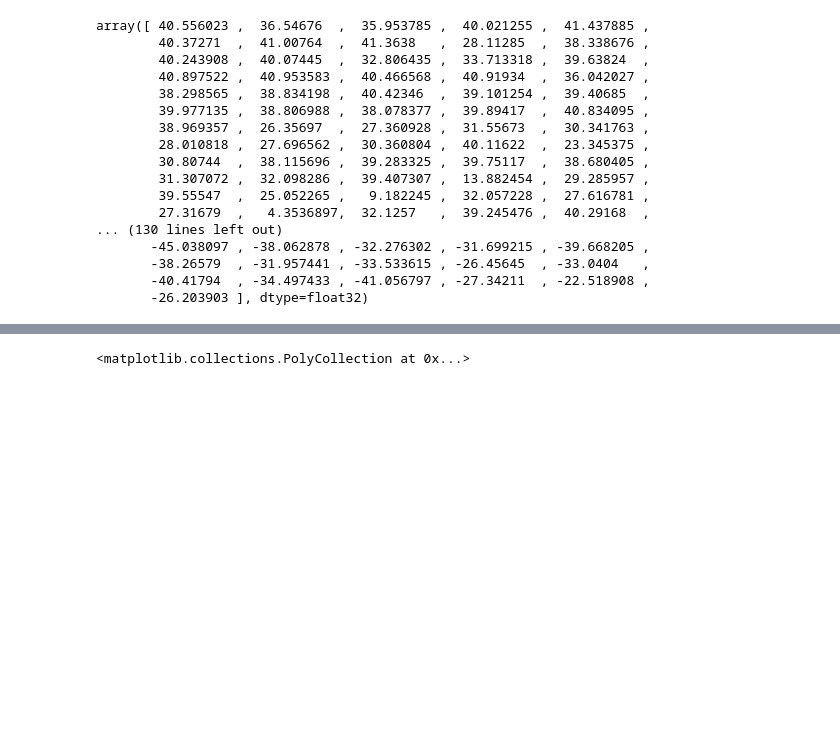
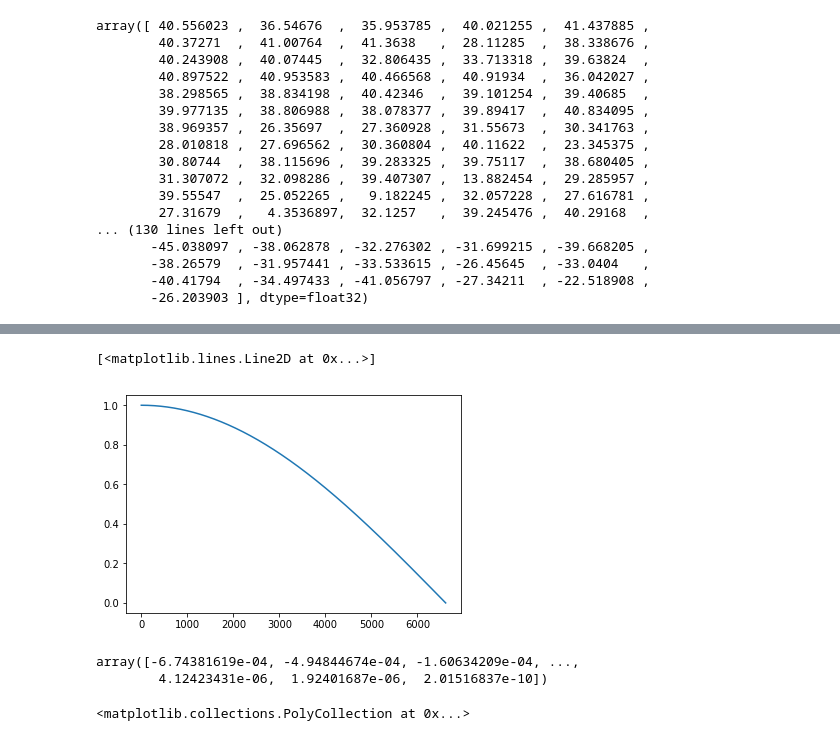
Before and after one commit to jamiecwebber/vaporyanni, a Jupyter notebook: vaporyanni.ipynb, the cells around one changed output, grey strips where cells are left out. Cells and saved outputs as stored; diff of their text form; code cells hidden in the pictures; blank space fills up the shorter version.

Commit message:
add fadein-out

```diff
--- a/vaporyanni.ipynb
+++ b/vaporyanni.ipynb
@@ -216,0 +218,9 @@ sortedAudioY = np.asarray(sortedAudioY)
+# %%
+fadeinlen = int(np.floor(0.15 * 44100))
+fadein = np.linspace(0, 1, fadeinlen)
+pi = 3.1415926
+fadein = np.cos(fadein * pi/2)
+plt.plot(fadein)
+# %% [output]
+[<matplotlib.lines.Line2D at 0x...>]
+[figure, added]
@@ -217,3 +256,8 @@ sortedAudioY = np.asarray(sortedAudioY)
+# %%
+fadeout
+# %% [output]
+array([-6.74381619e-04, -4.94844674e-04, -1.60634209e-04, ...,
+        4.12423431e-06,  1.92401687e-06,  2.01516837e-10])
 # %%
 plt.figure(figsize=(16,4))
 plt.subplot(1, 1, 1)
```
Also changed, not shown: parts of 17 cells of this notebook, 1 other file.
